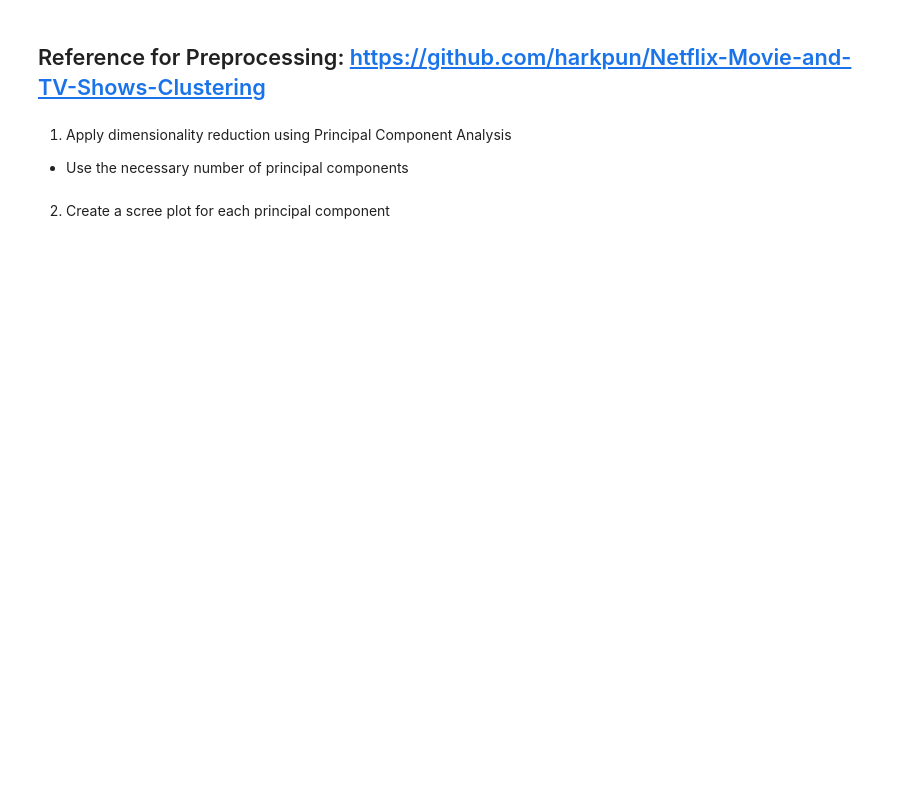
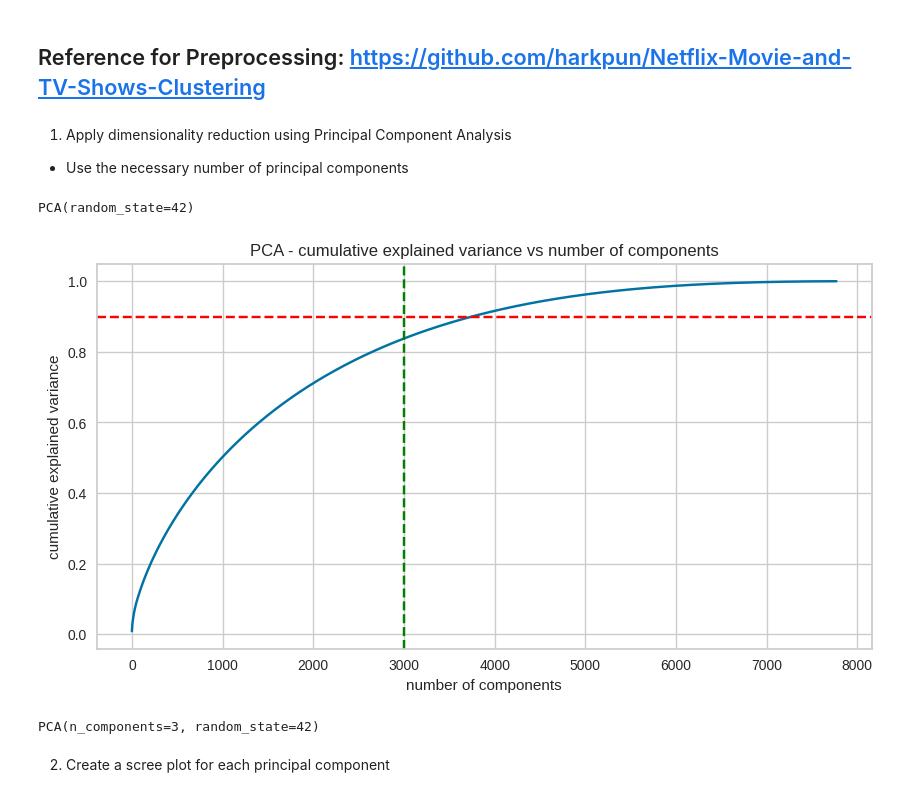
Before and after one commit to machiwao/CCADMACL_EXERCISES_COM222ML, a Jupyter notebook: exercise6.ipynb, the cells around one changed output. Drawn from its saved outputs; the diff is of its cells as text; code cells hidden in the pictures; blank space fills up the shorter version.

```diff
--- a/exercise6.ipynb
+++ b/exercise6.ipynb
@@ -27,0 +171,7 @@ df.head()
+# %%
+df['textual_data'] = df['textual_data'].apply(preprocess_text)
+# %%
+tfidf = TfidfVectorizer(stop_words='english', lowercase=False, max_features=10000)
+tfidf.fit(df['textual_data'])
+
+dictionary = tfidf.vocabulary_.items()
@@ -27,0 +182,6 @@ df.head()
+# %%
+vector = tfidf.transform(df['textual_data']).toarray()
+
+print(vector)
+print(f'shape of the vector : {vector.shape}')
+print(f'datatype : {type(vector)}')
@@ -32,5 +202,25 @@ df.head()
 - Use the necessary number of principal components
 # %%
 # put your answer here
+pca = PCA(random_state=42)
+pca.fit(vector)
+# %% [output]
+PCA(random_state=42)
+# %%
+plt.figure(figsize=(10,5))
+plt.plot(np.cumsum(pca.explained_variance_ratio_))
+plt.title('PCA - cumulative explained variance vs number of components')
+plt.xlabel('number of components')
+plt.ylabel('cumulative explained variance')
+plt.axhline(y= 0.9, color='red', linestyle='--')
+plt.axvline(x= 3700, color='green', linestyle='--')
+plt.show()
+# %% [output]
+[figure, added]
+# %%
+pca_3comps = PCA(n_components = 3, random_state=42)
+pca_3comps.fit(vector)
+# %% [output]
+PCA(n_components=3, random_state=42)
 # %% [markdown]
 2. Create a scree plot for each principal component
```
Also changed, not shown: parts of 22 cells of this notebook.
